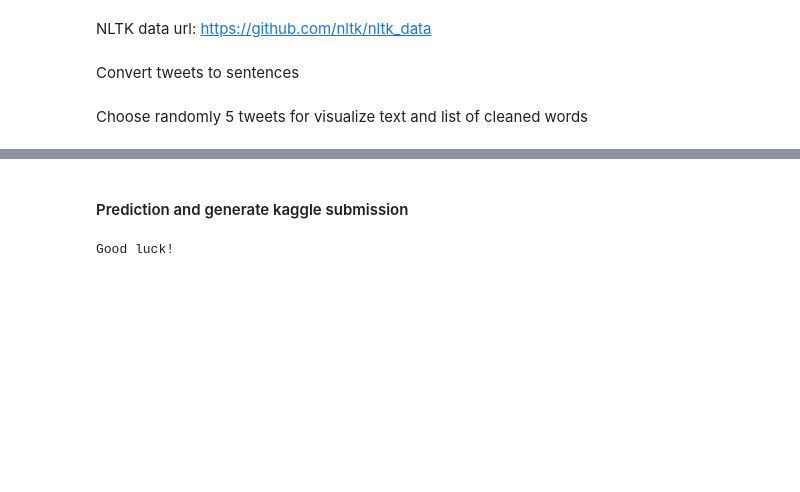
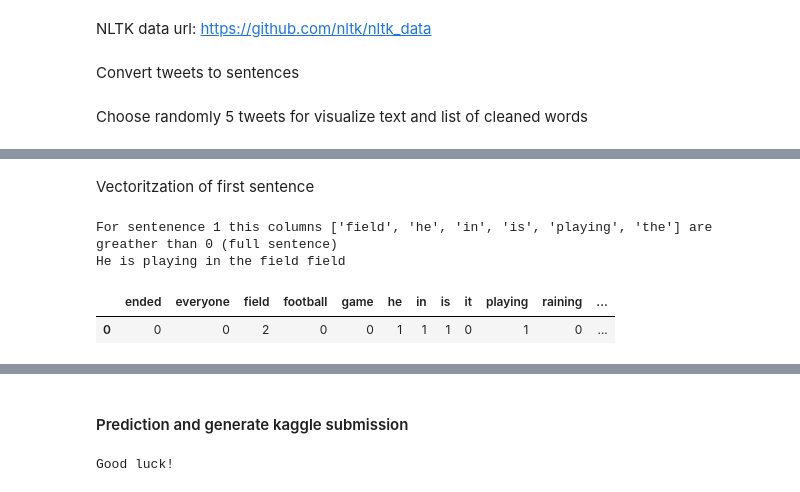
Before and after one commit to casals90/nlp_with_disaster_tweets, a Jupyter notebook: NLP_twitter.ipynb, the cells around one changed output, grey strips where cells are left out. Cells and saved outputs as stored; diff of their text form; code cells hidden in the pictures; blank space fills up the shorter version.

```diff
--- a/NLP_twitter.ipynb
+++ b/NLP_twitter.ipynb
@@ -365,0 +389,12 @@ Not real disaster
+# %% [markdown]
+Vectoritzation of first sentence
+# %%
+non_zero_columns = count_vectorized_df.head(1)[count_vectorized_df > 0].dropna(axis=1).columns.tolist()
+print(f"For sentenence 1 this columns {non_zero_columns} are greather than 0 (full sentence)")
+print(example_sentences[0])
+count_vectorized_df.head(1)
+# %% [output]
+For sentenence 1 this columns ['field', 'he', 'in', 'is', 'playing', 'the'] are greather than 0 (full sentence)
+He is playing in the field field
+|  | ended | everyone | field | football | game | he | in | is | it | playing | raining | ... |
+| 0 | 0 | 0 | 2 | 0 | 0 | 1 | 1 | 1 | 0 | 1 | 0 | ... |
```
Also changed, not shown: parts of 34 cells of this notebook, 1 other file.
